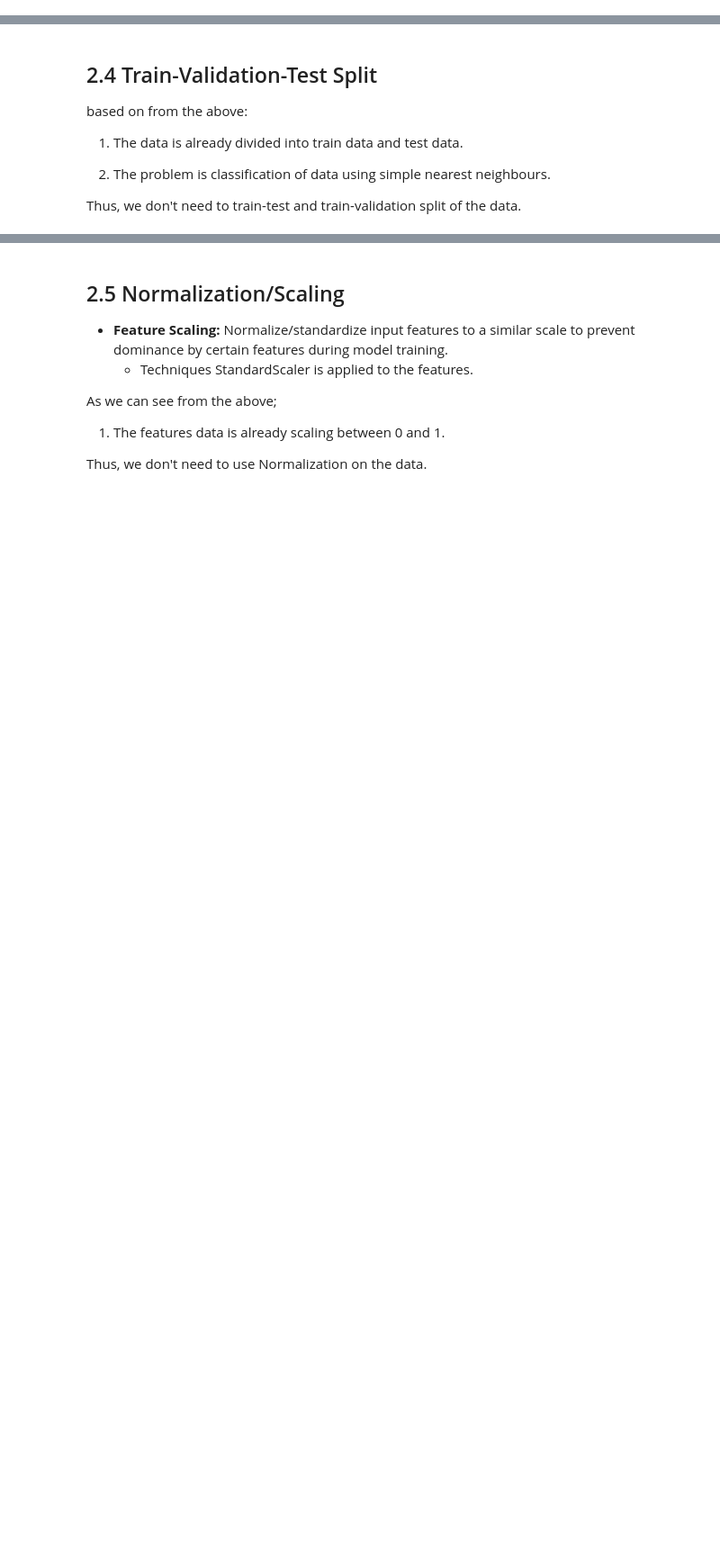
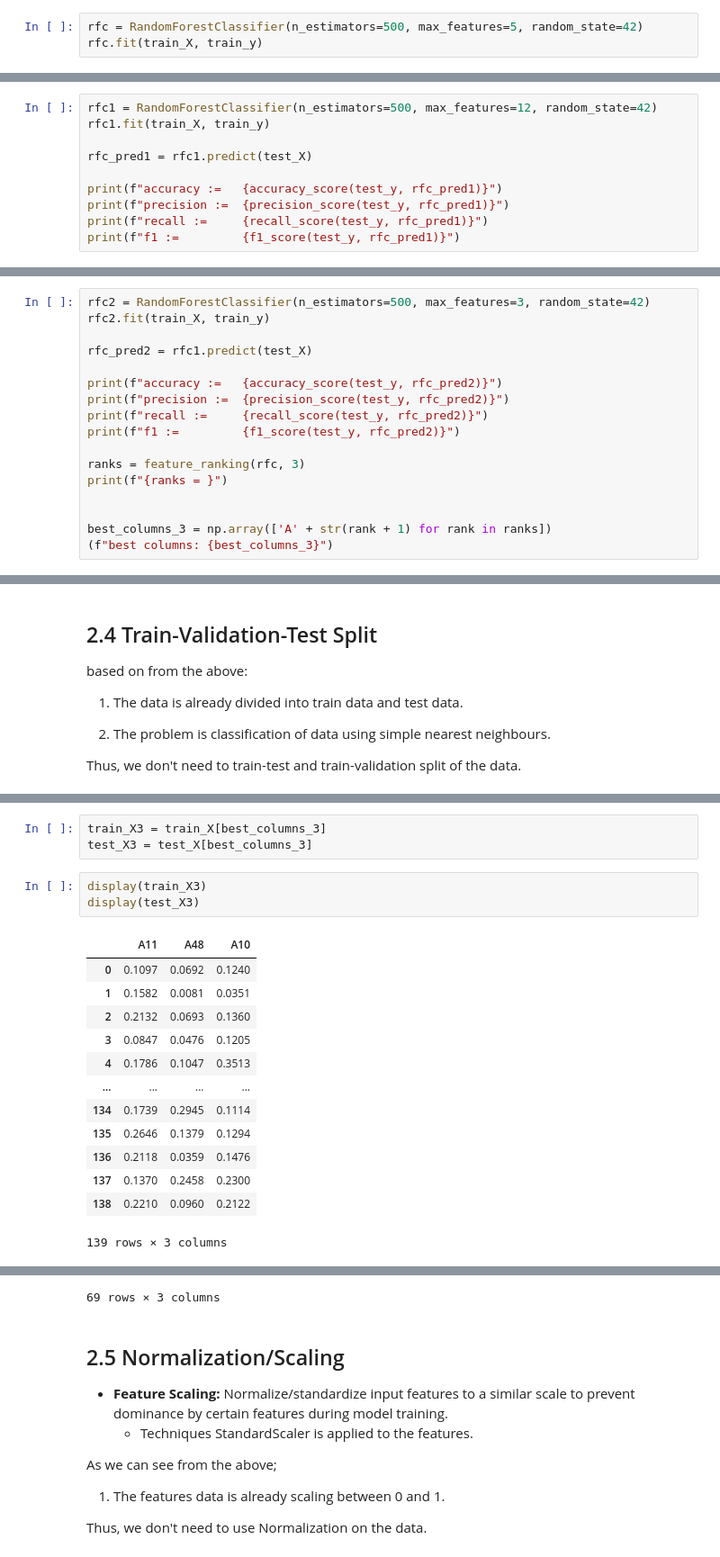
Before and after one commit to rjosh003-CS/Data-Mining-coursework, a Jupyter notebook: DM_Coursework_part_1.ipynb, the cells around one changed output, grey strips where cells are left out. Shown at 90% size. Drawn from its saved outputs; the diff is of its cells as text; blank space fills up the shorter version.

```diff
--- a/DM_Coursework_part_1.ipynb
+++ b/DM_Coursework_part_1.ipynb
@@ -886,0 +960,3 @@ fig.show()
+# %%
+rfc = RandomForestClassifier(n_estimators=500, max_features=5, random_state=42)
+rfc.fit(train_X, train_y)
@@ -886,0 +995,10 @@ fig.show()
+# %%
+rfc1 = RandomForestClassifier(n_estimators=500, max_features=12, random_state=42)
+rfc1.fit(train_X, train_y)
+
+rfc_pred1 = rfc1.predict(test_X)
+
+print(f"accuracy :=   {accuracy_score(test_y, rfc_pred1)}")
+print(f"precision :=  {precision_score(test_y, rfc_pred1)}")
+print(f"recall :=     {recall_score(test_y, rfc_pred1)}")
+print(f"f1 :=         {f1_score(test_y, rfc_pred1)}")
@@ -886,0 +1076,17 @@ fig.show()
+# %%
+rfc2 = RandomForestClassifier(n_estimators=500, max_features=3, random_state=42)
+rfc2.fit(train_X, train_y)
+
+rfc_pred2 = rfc1.predict(test_X)
+
+print(f"accuracy :=   {accuracy_score(test_y, rfc_pred2)}")
+print(f"precision :=  {precision_score(test_y, rfc_pred2)}")
+print(f"recall :=     {recall_score(test_y, rfc_pred2)}")
+print(f"f1 :=         {f1_score(test_y, rfc_pred2)}")
+
+ranks = feature_ranking(rfc, 3)
+print(f"{ranks = }")
+
+
+best_columns_3 = np.array(['A' + str(rank + 1) for rank in ranks])
+(f"best columns: {best_columns_3}")
@@ -897,0 +1113,20 @@ Thus, we don't need to train-test and train-validation split of the data.
+# %%
+train_X3 = train_X[best_columns_3]
+test_X3 = test_X[best_columns_3]
+# %%
+display(train_X3)
+display(test_X3)
+# %% [output]
+|  | A11 | A48 | A10 |
+| 0 | 0.1097 | 0.0692 | 0.1240 |
+| 1 | 0.1582 | 0.0081 | 0.0351 |
+| 2 | 0.2132 | 0.0693 | 0.1360 |
+| 3 | 0.0847 | 0.0476 | 0.1205 |
+| 4 | 0.1786 | 0.1047 | 0.3513 |
+| ... | ... | ... | ... |
+| 134 | 0.1739 | 0.2945 | 0.1114 |
+| 135 | 0.2646 | 0.1379 | 0.1294 |
+| 136 | 0.2118 | 0.0359 | 0.1476 |
+| 137 | 0.1370 | 0.2458 | 0.2300 |
+| 138 | 0.2210 | 0.0960 | 0.2122 |
+139 rows × 3 columns
@@ -898,3 +1145,4 @@ Thus, we don't need to train-test and train-validation split of the data.
+69 rows × 3 columns
 # %% [markdown]
 ## 2.5 Normalization/Scaling
 - **Feature Scaling:** Normalize/standardize input features to a similar scale to prevent dominance by certain features during model training.
```
Also changed, not shown: parts of 47 cells of this notebook.
